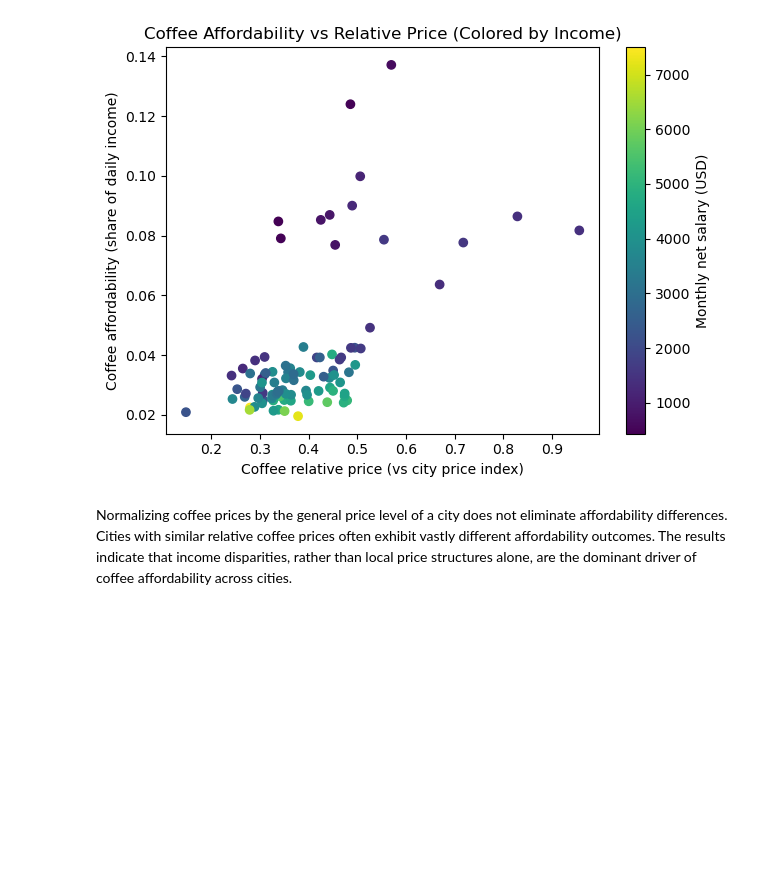
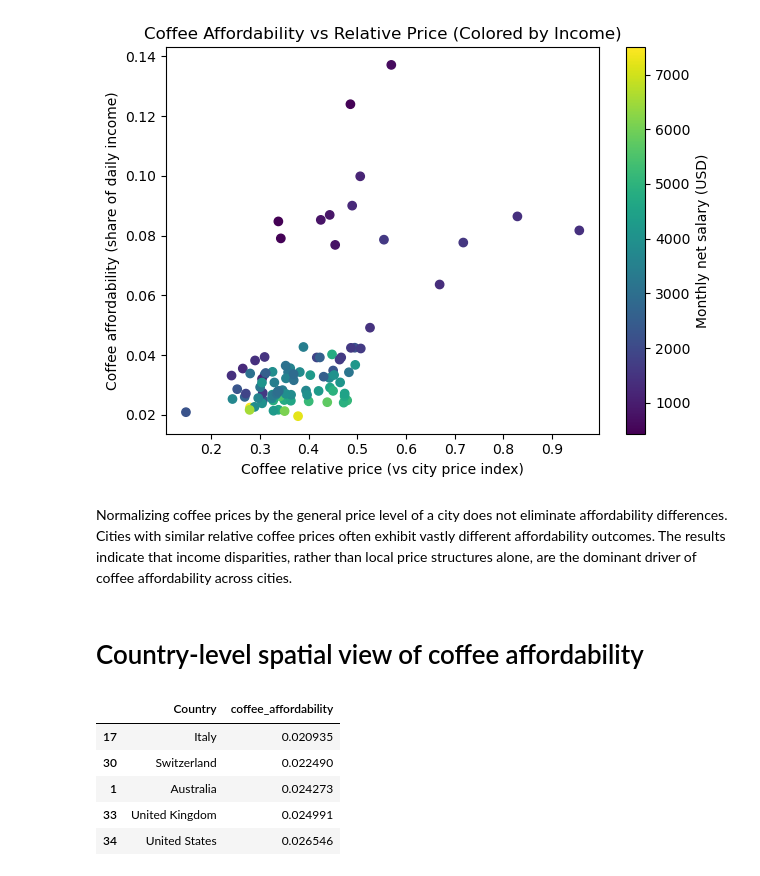
Before and after one commit to luckakovy/Global-Analysis-of-Coffee-Affordability-Best-Cities-for-Boke-Caffeine-Addicted-Students, a Jupyter notebook: analysis.ipynb, the cells around one changed output. Saved outputs shown, nothing was run; the diff lists cells and outputs as text; code cells hidden in the pictures; blank space fills up the shorter version.

```diff
--- a/analysis.ipynb
+++ b/analysis.ipynb
@@ -507,3 +507,5 @@ plt.show()
 [figure]
 # %% [markdown]
 Normalizing coffee prices by the general price level of a city does not eliminate affordability differences. Cities with similar relative coffee prices often exhibit vastly different affordability outcomes. The results indicate that income disparities, rather than local price structures alone, are the dominant driver of coffee affordability across cities.
+# %% [markdown]
+# Country-level spatial view of coffee affordability
@@ -509,0 +520,9 @@ Normalizing coffee prices by the general price level of a city does not eliminat
+# %%
+country_affordability.head()
+# %% [output]
+|  | Country | coffee_affordability |
+| 17 | Italy | 0.020935 |
+| 30 | Switzerland | 0.022490 |
+| 1 | Australia | 0.024273 |
+| 33 | United Kingdom | 0.024991 |
+| 34 | United States | 0.026546 |
```
Also changed, not shown: parts of 2 cells of this notebook.
